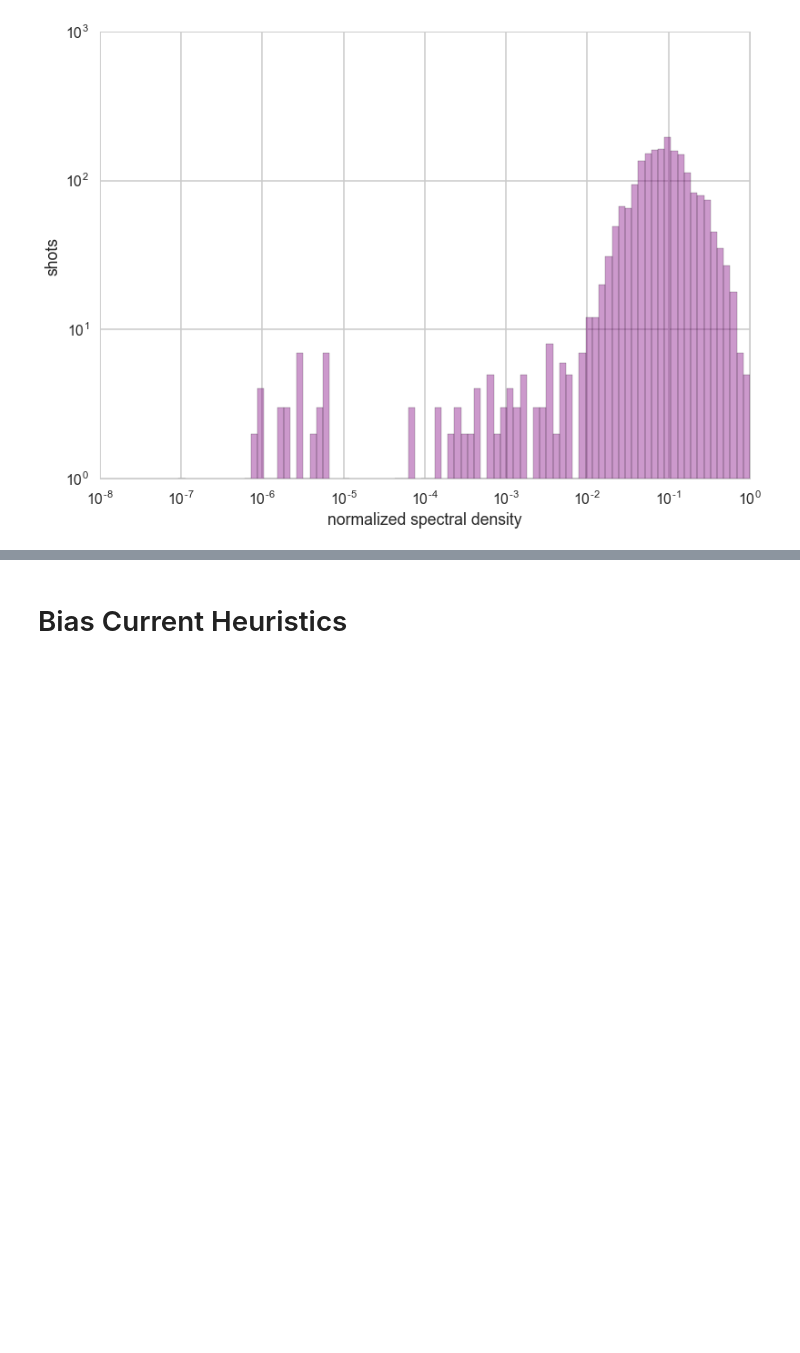
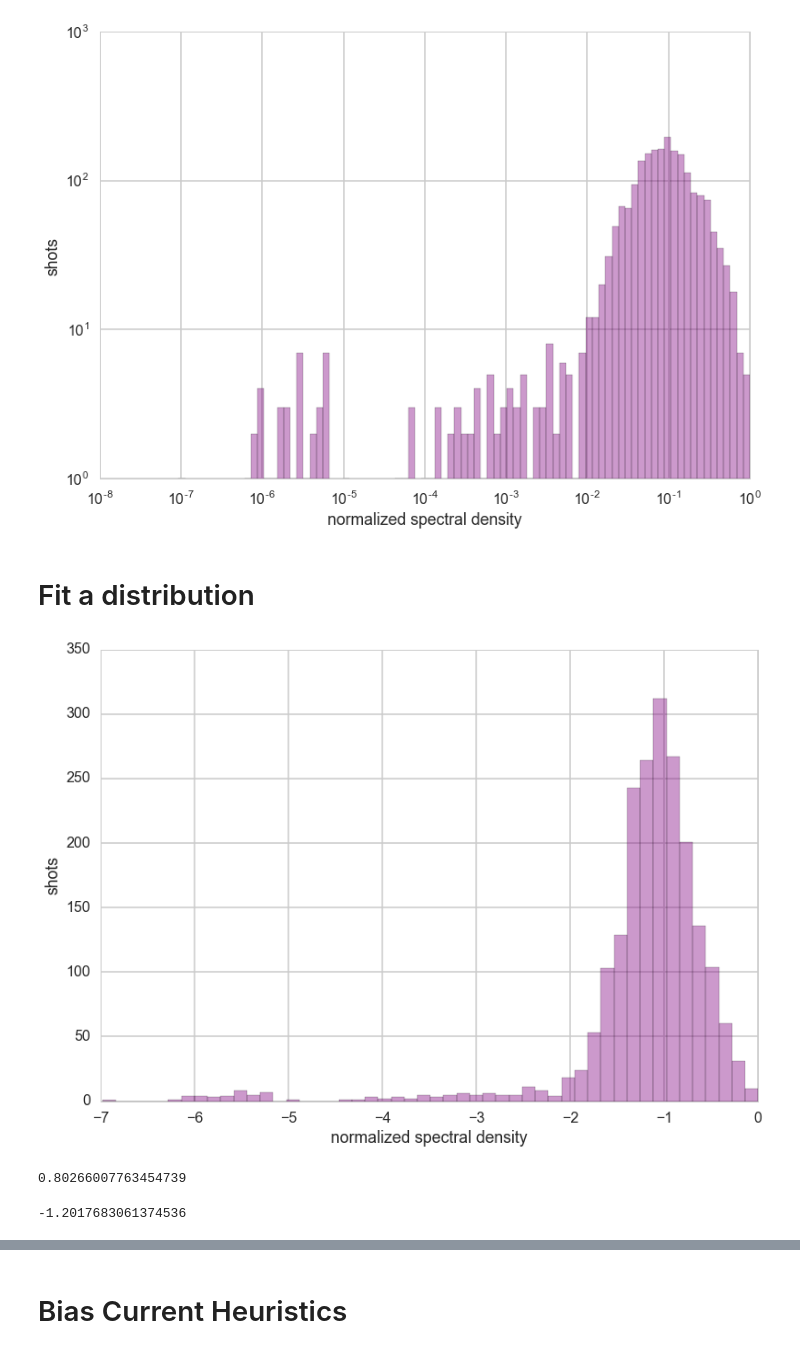
Before and after one commit to jensv/relative_canonical_helicity, a Jupyter notebook: look_at_shot_heuristics.ipynb, the cells around one changed output, grey strips where cells are left out. Drawn from its saved outputs; the diff is of its cells as text; code cells hidden in the pictures; blank space fills up the shorter version.

```diff
--- a/look_at_shot_heuristics.ipynb
+++ b/look_at_shot_heuristics.ipynb
@@ -138,3 +141,5 @@ axes.set_ylabel('shots')
 plt.show()
 # %% [output]
 [figure]
+# %% [markdown]
+# Fit a distribution
@@ -140,0 +148,32 @@ plt.show()
+# %%
+connection = sqlite3.connect('shots.db')
+cursor = connection.cursor()
+cursor.execute("SELECT fiducial_pre_crowbar_gyration_spectral_density FROM Shots WHERE fiducial_pre_crowbar_gyration_spectral_density IS NOT NULL")
+spectral_density = cursor.fetchall()
+cursor.close()
+connection.close()
+
+bins = np.logspace(-8, 0., 100)
+
+spectral_density = np.asarray(spectral_density)
+spectral_density = spectral_density / spectral_density.max()
+spectral_density_log = np.log10(spectral_density)
+
+#axes = sns.distplot(spectral_density, fit=lognorm, axlabel=r'normalized spectral density', color='purple', bins=bins, kde=False)
+axes = sns.distplot(spectral_density_log, axlabel=r'normalized spectral density', color='purple', kde=False)
+#axes = sns.distplot(spectral_density, fit=lognorm, axlabel=r'normalized spectral density', color='purple', bins=bins, kde=False)
+
+#axes.set_xscale('log')
+#axes.set_yscale('log')
+axes.set_ylabel('shots')
+plt.show()
+# %% [output]
+[figure, added]
+# %%
+spectral_density_log.std()
+# %% [output]
+0.80266007763454739
+# %%
+spectral_density_log.mean()
+# %% [output]
+-1.2017683061374536
```
Also changed, not shown: parts of 6 cells of this notebook.
